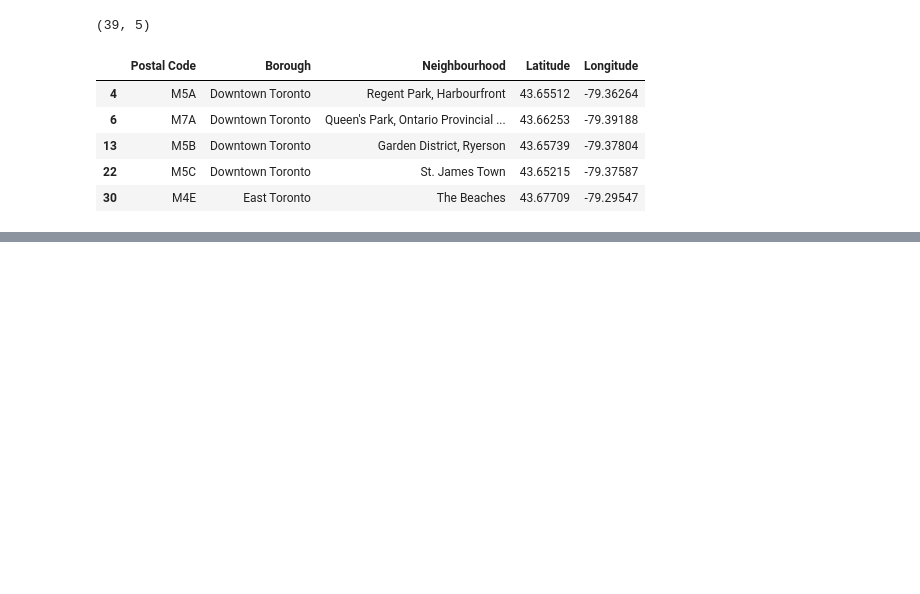
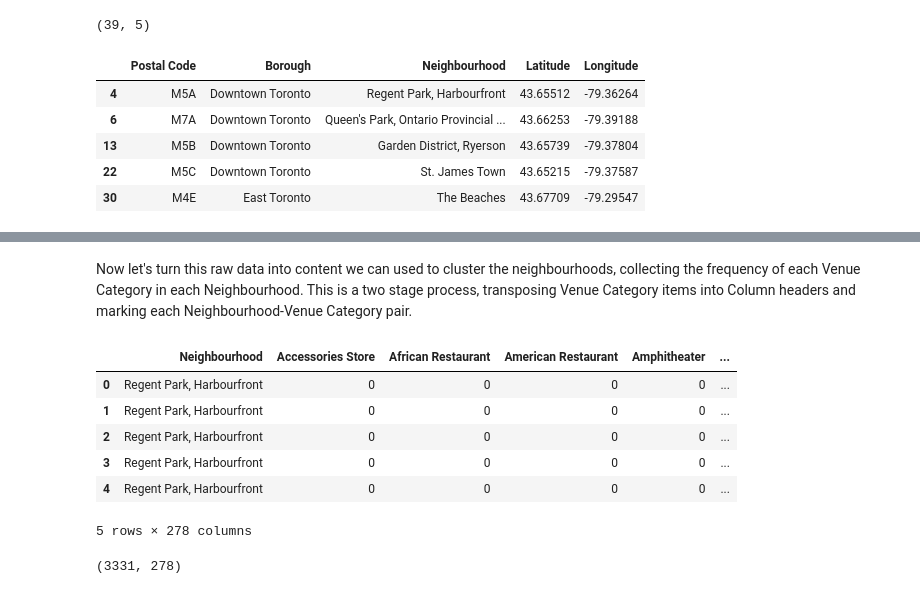
Before and after one commit to blackard/Coursera_Capstone, a Jupyter notebook: Applied Data Science Capstone Project.ipynb, the cells around one changed output, grey strips where cells are left out. Saved outputs shown, nothing was run; the diff lists cells and outputs as text; code cells hidden in the pictures; blank space fills up the shorter version.

```diff
--- a/Applied Data Science Capstone Project.ipynb
+++ b/Applied Data Science Capstone Project.ipynb
@@ -128,0 +309,26 @@ df_toronto.head()
+# %% [markdown]
+Now let's turn this raw data into content we can used to cluster the neighbourhoods, collecting the frequency of each Venue Category in each Neighbourhood.  This is a two stage process, transposing Venue Category items into Column headers and marking each Neighbourhood-Venue Category pair.
+# %%
+# one hot encoding
+toronto_onehot = pd.get_dummies(toronto_venues[['Venue Category']], prefix="", prefix_sep="")
+
+# add neighborhood column back to dataframe
+toronto_onehot['Neighbourhood'] = toronto_venues['Neighbourhood']
+
+# move neighborhood column to the first column
+fixed_columns = [toronto_onehot.columns[-1]] + list(toronto_onehot.columns[:-1])
+toronto_onehot = toronto_onehot[fixed_columns]
+
+toronto_onehot.head()
+# %% [output]
+|  | Neighbourhood | Accessories Store | African Restaurant | American Restaurant | Amphitheater | ... |
+| 0 | Regent Park, Harbourfront | 0 | 0 | 0 | 0 | ... |
+| 1 | Regent Park, Harbourfront | 0 | 0 | 0 | 0 | ... |
+| 2 | Regent Park, Harbourfront | 0 | 0 | 0 | 0 | ... |
+| 3 | Regent Park, Harbourfront | 0 | 0 | 0 | 0 | ... |
+| 4 | Regent Park, Harbourfront | 0 | 0 | 0 | 0 | ... |
+5 rows × 278 columns
+# %%
+toronto_onehot.shape
+# %% [output]
+(3331, 278)
```
Also changed, not shown: parts of 32 cells of this notebook.
